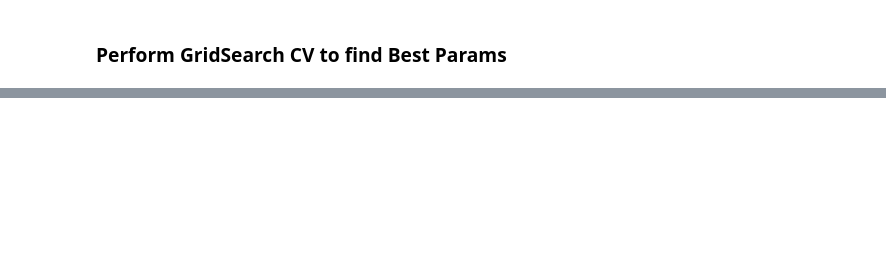
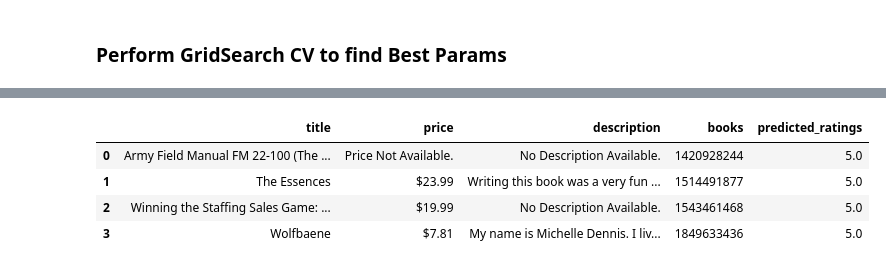
Before and after one commit to kyleanthonyr/Amazon-Recommender-System, a Jupyter notebook: notebooks/02-kar-preprocessing-and-modeling.ipynb, the cells around one changed output, grey strips where cells are left out. Drawn from its saved outputs; the diff is of its cells as text; code cells hidden in the pictures; blank space fills up the shorter version.

```diff
--- a/notebooks/02-kar-preprocessing-and-modeling.ipynb
+++ b/notebooks/02-kar-preprocessing-and-modeling.ipynb
@@ -491,0 +626,4 @@ Error:
+# %%
+# Returns the recommended book titles and ratings for a random user
+recs_and_ratings = get_recs_and_ratings(all_user_recs=top_n, trainset=books_5k)
+recs_and_ratings
@@ -491,0 +633,3 @@ Error:
+# %%
+# Get metadata for user recs
+recommendations_metadata = get_metadata(user_recs=recs_and_ratings, spark_session=spark)
@@ -491,0 +644,3 @@ Error:
+# %%
+# Convert recs and ratings to DF for Merge
+recs_and_ratings_df = pd.DataFrame(recs_and_ratings)
@@ -491,0 +664,11 @@ Error:
+# %%
+top_5 = recommendations_metadata.merge(recs_and_ratings_df, left_on='asin',right_on='books', how='left')
+top_5 = top_5.drop('asin', axis=1)
+# %%
+top_5
+# %% [output]
+|  | title | price | description | books | predicted_ratings |
+| 0 | Army Field Manual FM 22-100 (The ... | Price Not Available. | No Description Available. | 1420928244 | 5.0 |
+| 1 | The Essences | $23.99 | Writing this book was a very fun ... | 1514491877 | 5.0 |
+| 2 | Winning the Staffing Sales Game: ... | $19.99 | No Description Available. | 1543461468 | 5.0 |
+| 3 | Wolfbaene | $7.81 | My name is Michelle Dennis. I liv... | 1849633436 | 5.0 |
```
Also changed, not shown: parts of 84 cells of this notebook, 1 other file.
